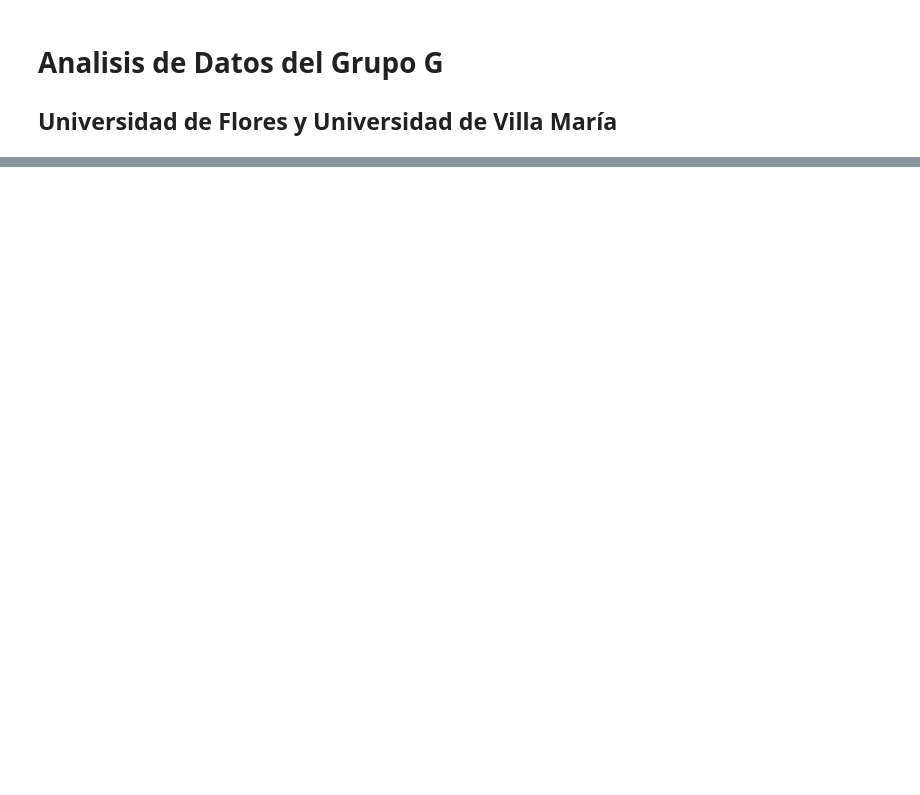
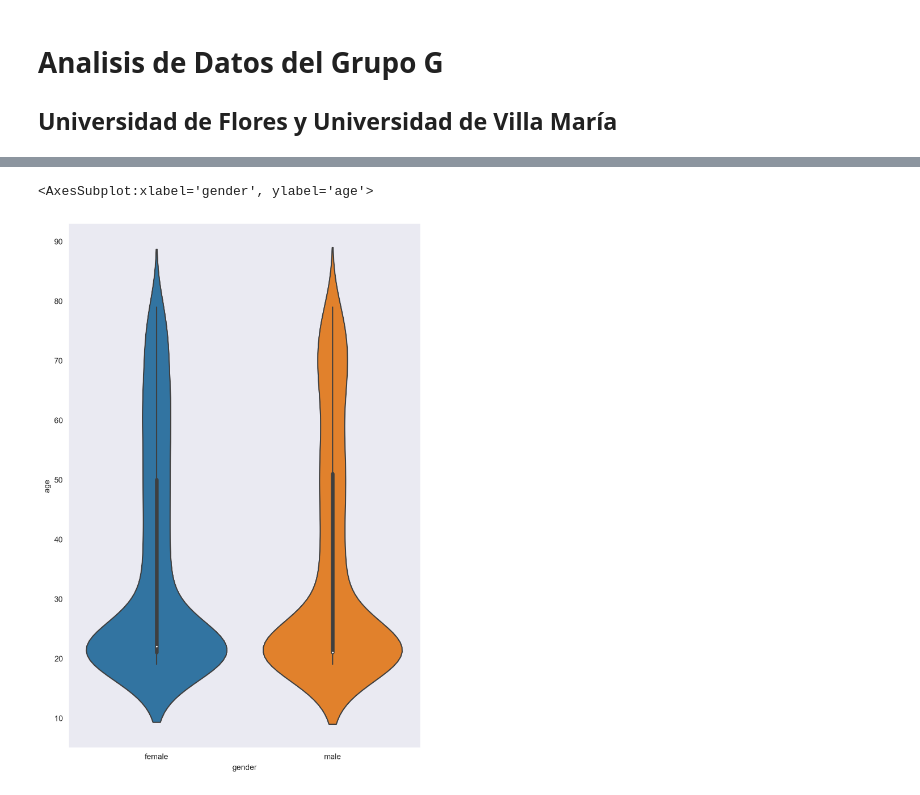
Before and after one commit to fajose/Skill-Up-DA-c-Python, a Jupyter notebook: assets/notebooks/Grupo A.ipynb, the cells around one changed output, grey strips where cells are left out. Cells and saved outputs as stored; diff of their text form; code cells hidden in the pictures; blank space fills up the shorter version.

```diff
--- a/assets/notebooks/Grupo A.ipynb
+++ b/assets/notebooks/Grupo A.ipynb
@@ -48,0 +115,5 @@ plt.show()
+# %%
+sns.violinplot(data=df_1,y='age', x='gender')
+# %% [output]
+<AxesSubplot:xlabel='gender', ylabel='age'>
+[figure, added]
```
Also changed, not shown: parts of 20 cells of this notebook.
